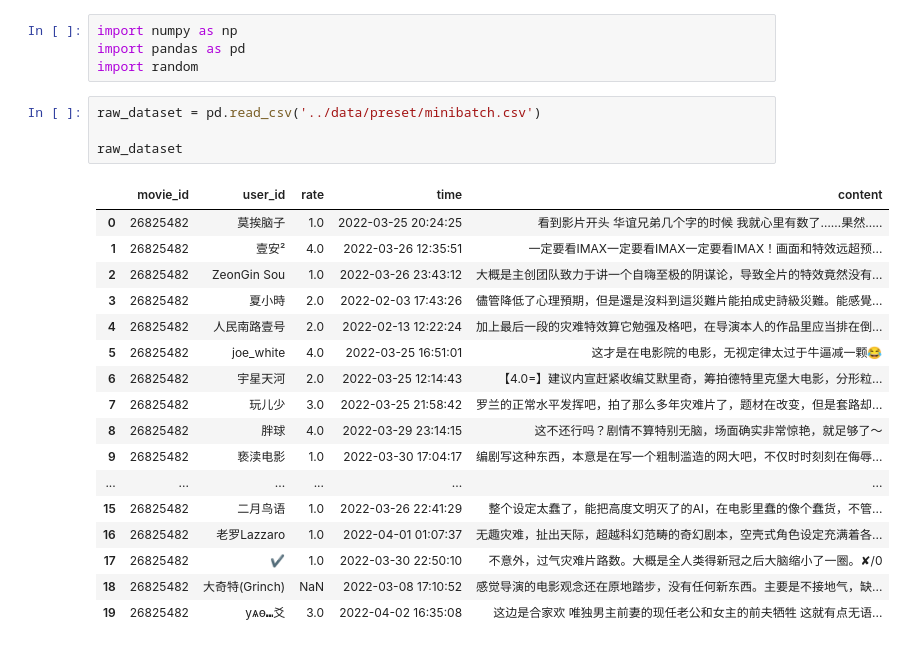
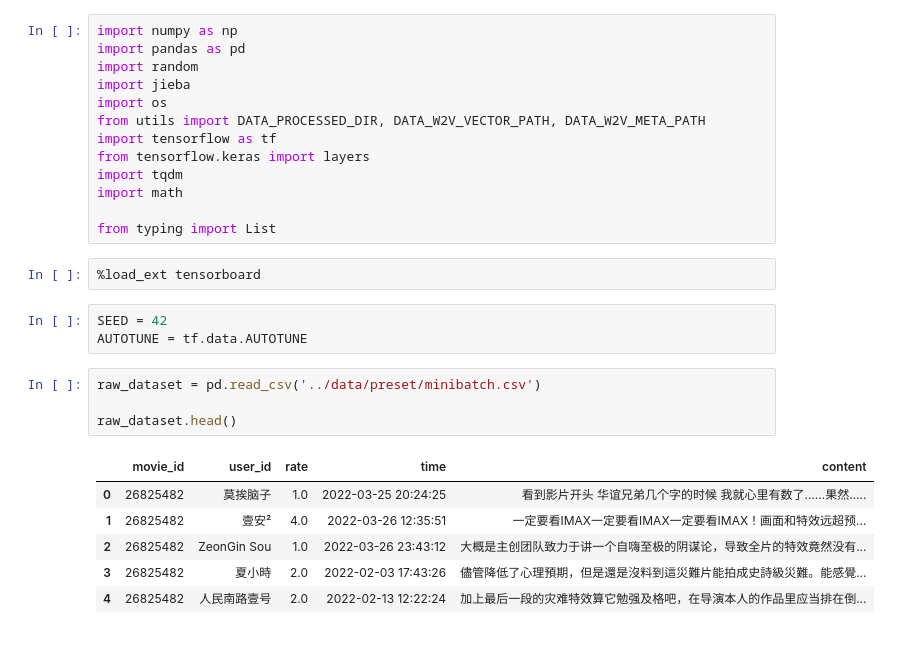
Before and after one commit to RedContritio/douban-movie-comment, a Jupyter notebook: src/preprocess.ipynb, the cells around one changed output. Saved outputs shown, nothing was run; the diff lists cells and outputs as text.

```diff
--- a/src/preprocess.ipynb
+++ b/src/preprocess.ipynb
@@ -1,29 +1,32 @@
-# %%
-import numpy as np
-import pandas as pd
-import random
+# %%
+import numpy as np
+import pandas as pd
+import random
+import jieba
+import os
+from utils import DATA_PROCESSED_DIR, DATA_W2V_VECTOR_PATH, DATA_W2V_META_PATH
+import tensorflow as tf
+from tensorflow.keras import layers
+import tqdm
+import math
+
+from typing import List
+# %%
+%load_ext tensorboard
+# %%
+SEED = 42
+AUTOTUNE = tf.data.AUTOTUNE
 # %%
 raw_dataset = pd.read_csv('../data/preset/minibatch.csv')
 
-raw_dataset
+raw_dataset.head()
 # %% [output]
 |  | movie_id | user_id | rate | time | content |
 | 0 | 26825482 | 莫挨脑子 | 1.0 | 2022-03-25 20:24:25 | 看到影片开头 华谊兄弟几个字的时候 我就心里有数了……果然….. |
 | 1 | 26825482 | 壹安² | 4.0 | 2022-03-26 12:35:51 | 一定要看IMAX一定要看IMAX一定要看IMAX！画面和特效远超预... |
 | 2 | 26825482 | ZeonGin Sou | 1.0 | 2022-03-26 23:43:12 | 大概是主创团队致力于讲一个自嗨至极的阴谋论，导致全片的特效竟然没有... |
 | 3 | 26825482 | 夏小時 | 2.0 | 2022-02-03 17:43:26 | 儘管降低了心理預期，但是還是沒料到這災難片能拍成史詩級災難。能感覺... |
 | 4 | 26825482 | 人民南路壹号 | 2.0 | 2022-02-13 12:22:24 | 加上最后一段的灾难特效算它勉强及格吧，在导演本人的作品里应当排在倒... |
-| 5 | 26825482 | joe_white | 4.0 | 2022-03-25 16:51:01 | 这才是在电影院的电影，无视定律太过于牛逼减一颗😂 |
-| 6 | 26825482 | 宇星天河 | 2.0 | 2022-03-25 12:14:43 | 【4.0=】建议内宣赶紧收编艾默里奇，筹拍德特里克堡大电影，分形粒... |
-| 7 | 26825482 | 玩儿少 | 3.0 | 2022-03-25 21:58:42 | 罗兰的正常水平发挥吧，拍了那么多年灾难片了，题材在改变，但是套路却... |
-| 8 | 26825482 | 胖球 | 4.0 | 2022-03-29 23:14:15 | 这不还行吗？剧情不算特别无脑，场面确实非常惊艳，就足够了～ |
-| 9 | 26825482 | 亵渎电影 | 1.0 | 2022-03-30 17:04:17 | 编剧写这种东西，本意是在写一个粗制滥造的网大吧，不仅时时刻刻在侮辱... |
-| ... | ... | ... | ... | ... | ... |
-| 15 | 26825482 | 二月鸟语 | 1.0 | 2022-03-26 22:41:29 | 整个设定太蠢了，能把高度文明灭了的AI，在电影里蠢的像个蠢货，不管... |
-| 16 | 26825482 | 老罗Lazzaro | 1.0 | 2022-04-01 01:07:37 | 无趣灾难，扯出天际，超越科幻范畴的奇幻剧本，空壳式角色设定充满着各... |
-| 17 | 26825482 | ✔ | 1.0 | 2022-03-30 22:50:10 | 不意外，过气灾难片路数。大概是全人类得新冠之后大脑缩小了一圈。✘/0 |
-| 18 | 26825482 | 大奇特(Grinch) | NaN | 2022-03-08 17:10:52 | 感觉导演的电影观念还在原地踏步，没有任何新东西。主要是不接地气，缺... |
-| 19 | 26825482 | yѧѳ⑉爻 | 3.0 | 2022-04-02 16:35:08 | 这边是合家欢 唯独男主前妻的现任老公和女主的前夫牺牲 这就有点无语... |
 # %%
 dataset = raw_dataset.dropna(axis=0).reset_index()
 
```
Also changed, not shown: parts of 29 cells of this notebook, 1 other file.
